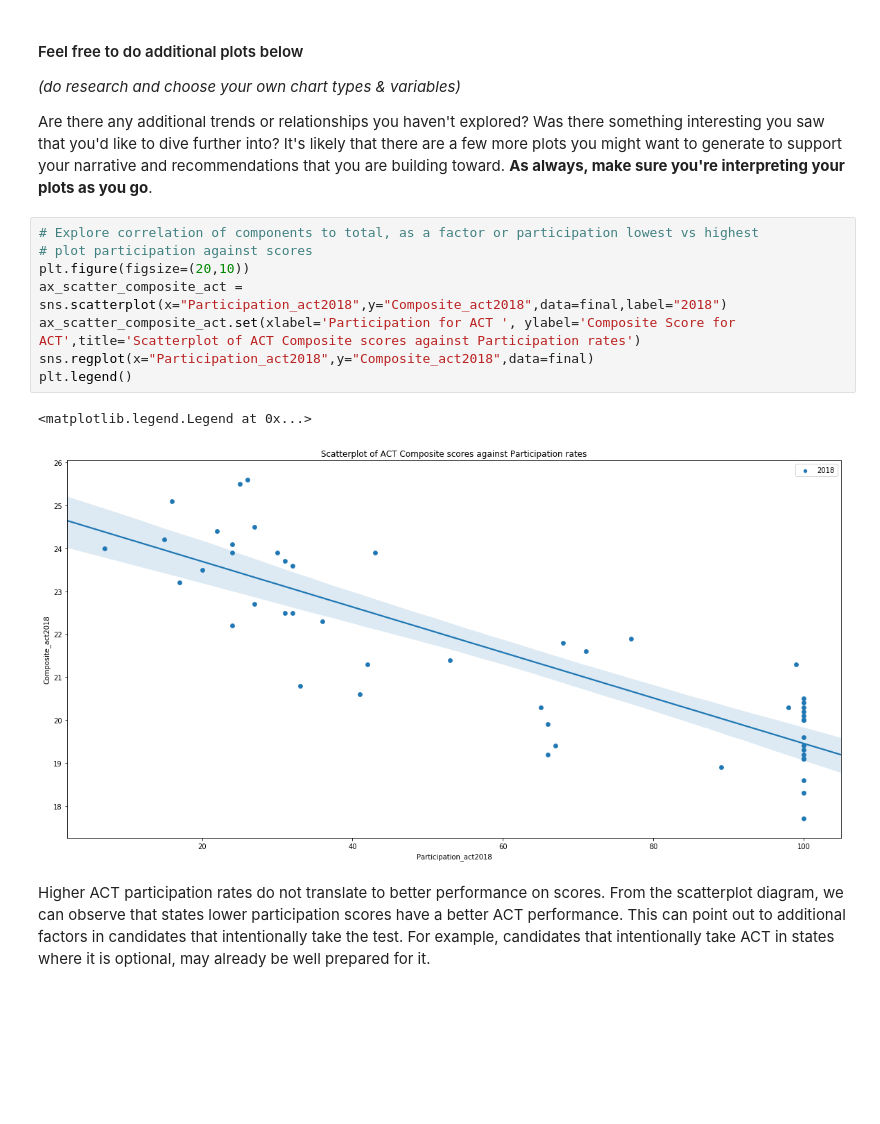
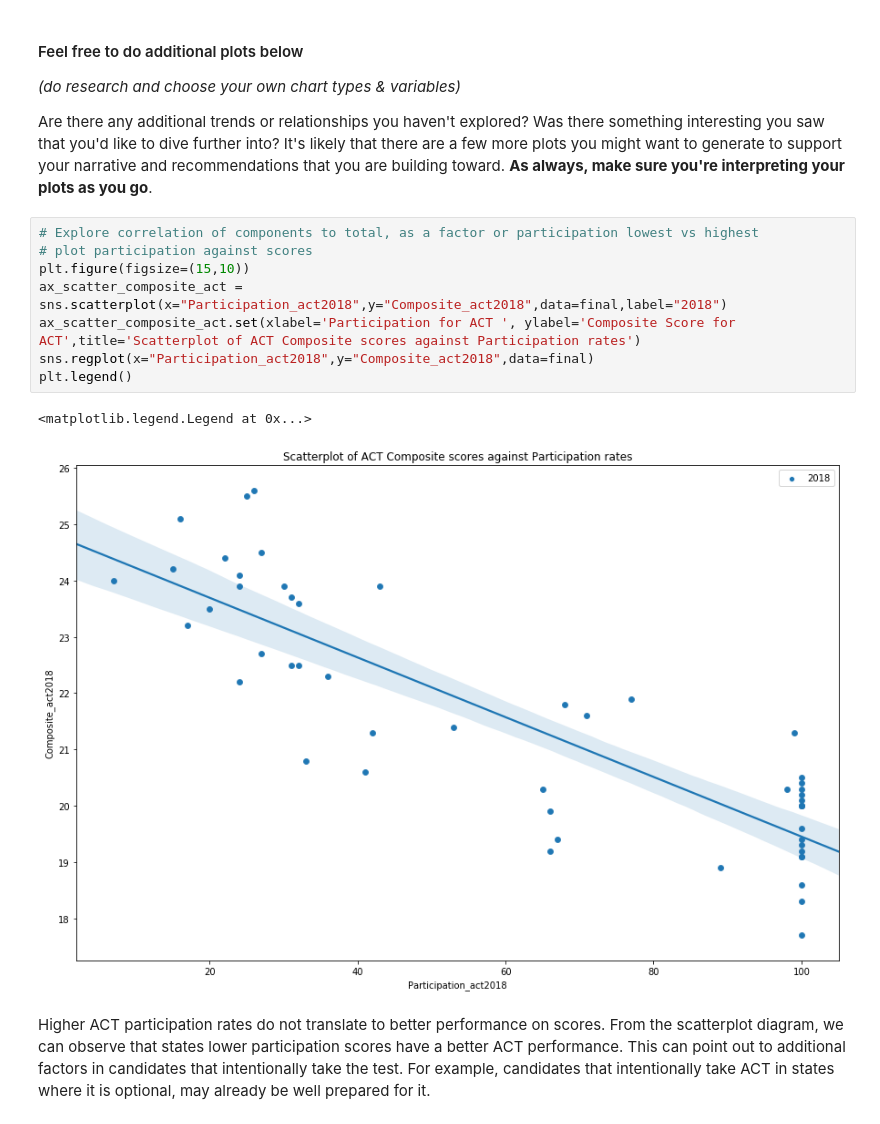
Before and after one commit to bearylogical/ga-assignments, a Jupyter notebook: project_1/Project 1 SAT & ACT Analysis.ipynb, the cells around one changed output. Saved outputs shown, nothing was run; the diff lists cells and outputs as text; blank space fills up the shorter version.

```diff
--- a/project_1/Project 1 SAT & ACT Analysis.ipynb
+++ b/project_1/Project 1 SAT & ACT Analysis.ipynb
@@ -1125,14 +1134,14 @@ Are there any additional trends or relationships you haven't explored? Was there
 # %%
 # Explore correlation of components to total, as a factor or participation lowest vs highest
 # plot participation against scores
-plt.figure(figsize=(20,10))
+plt.figure(figsize=(15,10))
 ax_scatter_composite_act = sns.scatterplot(x="Participation_act2018",y="Composite_act2018",data=final,label="2018")
 ax_scatter_composite_act.set(xlabel='Participation for ACT ', ylabel='Composite Score for ACT',title='Scatterplot of ACT Composite scores against Participation rates')
 sns.regplot(x="Participation_act2018",y="Composite_act2018",data=final)
 plt.legend()
 # %% [output]
 <matplotlib.legend.Legend at 0x...>
-[figure, old version]
+[figure, new version]
 # %% [markdown]
 Higher ACT participation rates do not translate to better performance on scores. From the scatterplot diagram, we can observe that states lower participation scores have a better ACT performance. This can point out to additional factors in candidates that intentionally take the test. For example, candidates that intentionally take ACT in states where it is optional, may already be well prepared for it.
 # %%
```
Also changed, not shown: parts of 45 cells of this notebook, 6 other files.
